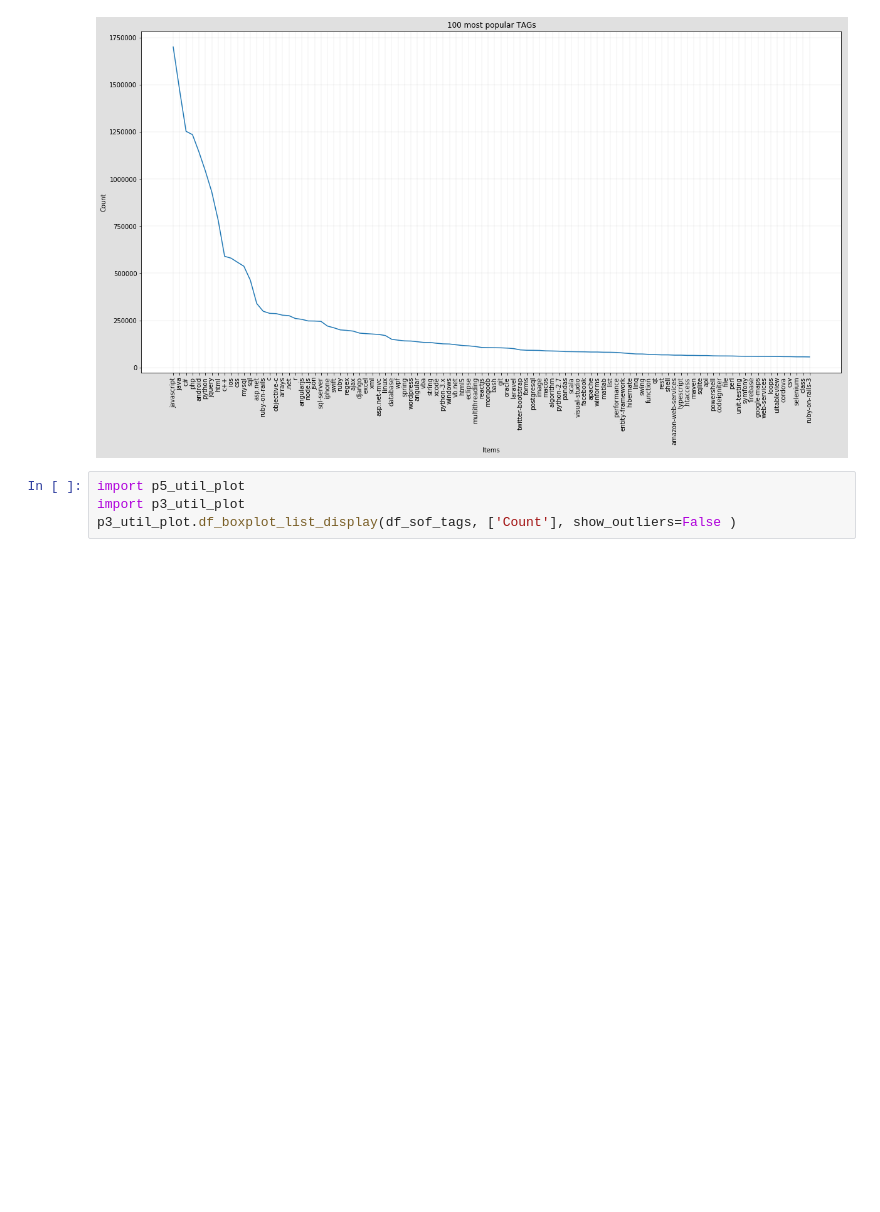
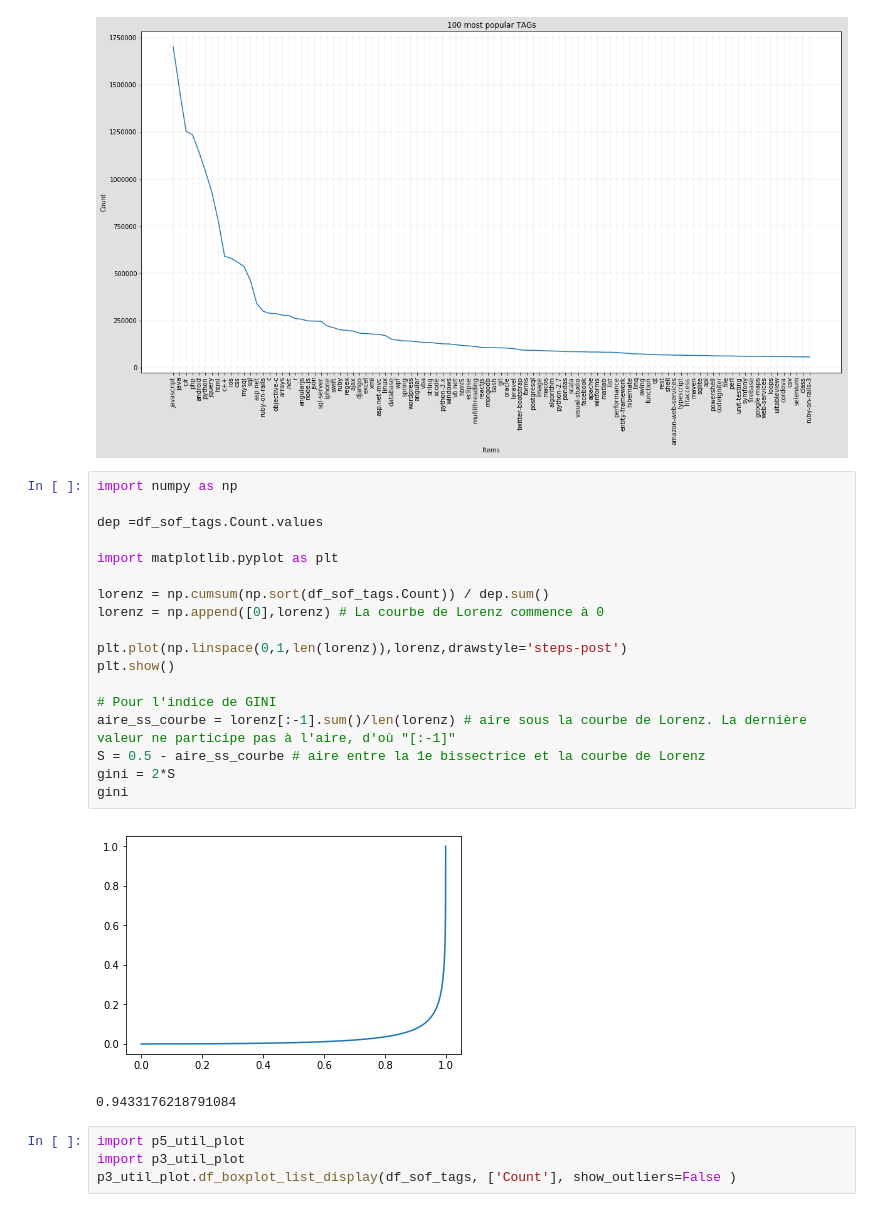
Before and after one commit to dataforcast/OC_Datascientist, a Jupyter notebook: P6/P6_DataAnalysis.ipynb, the cells around one changed output. Saved outputs shown, nothing was run; the diff lists cells and outputs as text; blank space fills up the shorter version.

Commit message:
P6 / Data analysis : Lorenz curve, Gini coefficient for Titles, Words from Body and Tags

```diff
--- a/P6/P6_DataAnalysis.ipynb
+++ b/P6/P6_DataAnalysis.ipynb
@@ -63,6 +63,27 @@ title = str(item_count)+" most popular TAGs"
 p6_util_plot.ser_item_occurency_plot(df_sof_tags.TagName,df_sof_tags.Count,item_count, title)
 # %% [output]
 [figure]
+# %%
+import numpy as np
+
+dep =df_sof_tags.Count.values
+
+import matplotlib.pyplot as plt
+
+lorenz = np.cumsum(np.sort(df_sof_tags.Count)) / dep.sum()
+lorenz = np.append([0],lorenz) # La courbe de Lorenz commence à 0
+
+plt.plot(np.linspace(0,1,len(lorenz)),lorenz,drawstyle='steps-post')
+plt.show()
+
+# Pour l'indice de GINI
+aire_ss_courbe = lorenz[:-1].sum()/len(lorenz) # aire sous la courbe de Lorenz. La dernière valeur ne participe pas à l'aire, d'où "[:-1]"
+S = 0.5 - aire_ss_courbe # aire entre la 1e bissectrice et la courbe de Lorenz
+gini = 2*S
+gini
+# %% [output]
+[figure, added]
+0.9433176218791084
 # %%
 import p5_util_plot
 import p3_util_plot
```
Also changed, not shown: parts of 6 cells of this notebook, 3 other files.
